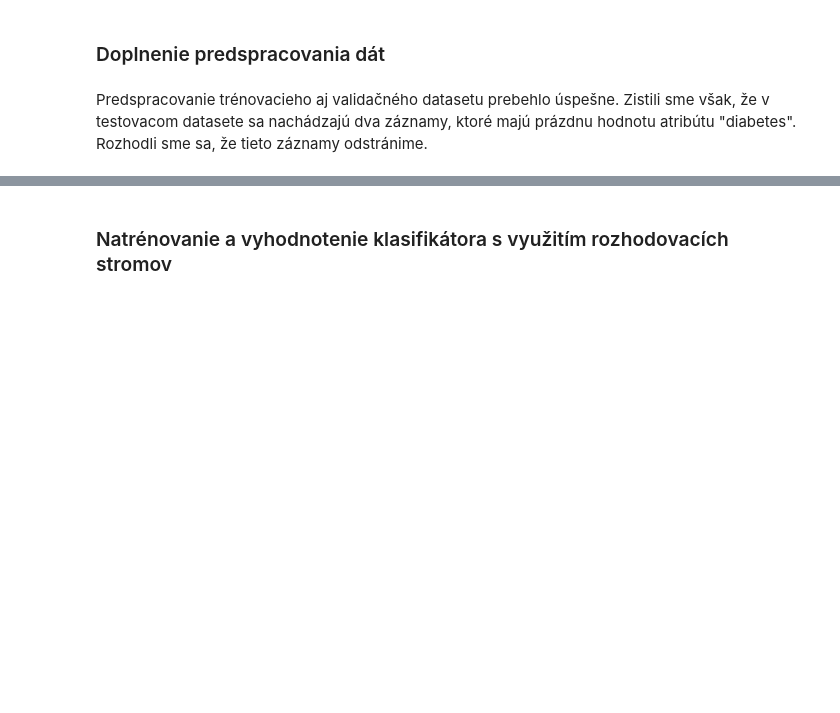
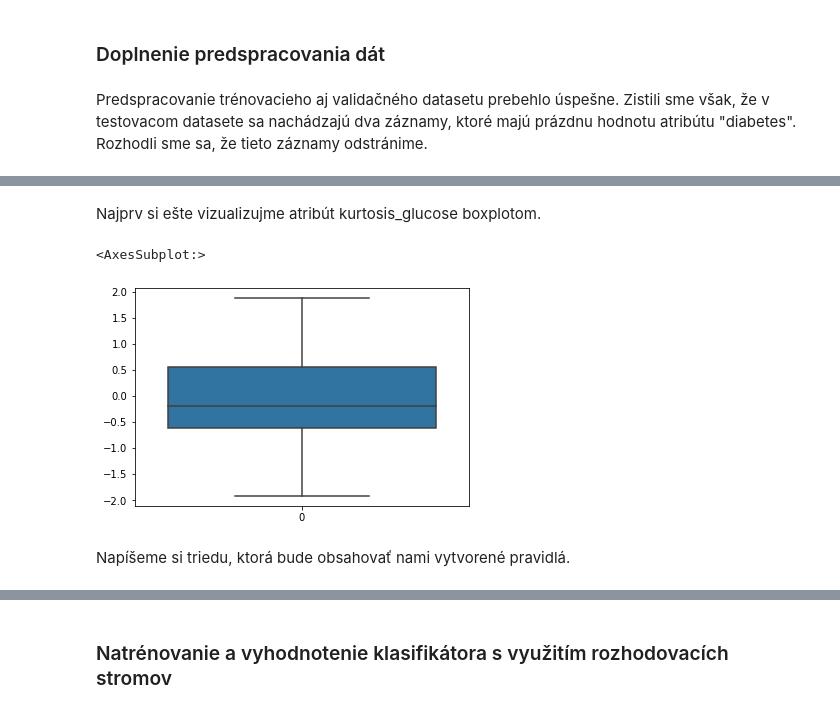
Before and after one commit to martinbudinsky3/diabetes-prediction, a Jupyter notebook: Budinsky_Balekova_Strojove_ucenie.ipynb, the cells around one changed output, grey strips where cells are left out. Cells and saved outputs as stored; diff of their text form; code cells hidden in the pictures; blank space fills up the shorter version.

```diff
--- a/Budinsky_Balekova_Strojove_ucenie.ipynb
+++ b/Budinsky_Balekova_Strojove_ucenie.ipynb
@@ -327,8 +329,9 @@ class AgeImputer(TransformerMixin):
 
     def transform(self, X):
         mask = self._get_mask(X)
-        X.loc[mask, 'age'] = X[mask].date_of_birth.apply(lambda x : (self.base_year - x.year) if not pd.isnull(x) else self.median)
-        X = X.astype({'age': 'int64'})
+
+        if not X[mask].empty:
+            X.loc[mask, 'age'] = X[mask].date_of_birth.apply(lambda x : (self.base_year - x.year) if not pd.isnull(x) else self.median)
 
         return X
 # %%
@@ -506,3 +493,29 @@ pipeline = Pipeline(steps=[
+# %%
+outliers = ['skewness_glucose', 'fnlwgt','age', 'capital_gain', 'capital_loss', 'std_glucose', 'kurtosis_glucose','mean_oxygen', 'std_oxygen', 'skewness_oxygen', 'kurtosis_oxygen']
+
+outliers_pipeline = Pipeline( steps = [
+    ('outliers_delete', OutliersMeanGlucose()),
+    ('outliers', Outliers(outliers))
+])
+# %%
+binary_enc_columns = ['sex', 'race', 'marital_status', 'occupation', 'relationship', 'native_country', 'workclass']
+ordinal_enc_columns = ['income']
+
+enc_pipeline = Pipeline(steps=[
+    ('binary_encoder', ce.BinaryEncoder(cols=binary_enc_columns)),
+    ('ordinal_encoder', ce.OrdinalEncoder(cols=ordinal_enc_columns))
+])
+# %%
+numeric_columns = ['age', 'skewness_glucose', 'mean_glucose', 'capital_gain', 'kurtosis_glucose', 'fnlwgt', 'std_glucose', 'hours_per_week', 'capital_loss', 'mean_oxygen', 'std_oxygen', 'kurtosis_oxygen', 'skewness_oxygen']
+
+pipeline = Pipeline(steps=[
+        ('first_preprocessing', FirstPreprocessing()),
+        ('impute', impute_pipeline),
+        ('column_drop', ColumnDrop()),
+        ('power_transform', CustomPowerTransformer(numeric_columns)),
+        ('outliers', outliers_pipeline),
+        ('encoding', enc_pipeline)
+    ])
 # %% [markdown]
 Na trénovacích dátach spustíme funkcie fit a transform.
 # %%
@@ -619,0 +641,9 @@ valid_data = valid_data.dropna()
+# %% [markdown]
+Najprv si ešte vizualizujme atribút kurtosis_glucose boxplotom.
+# %%
+sns.boxplot(data=valid_data.kurtosis_glucose)
+# %% [output]
+<AxesSubplot:>
+[figure, added]
+# %% [markdown]
+Napíšeme si triedu, ktorá bude obsahovať nami vytvorené pravidlá.
```
Also changed, not shown: parts of 36 cells of this notebook.
